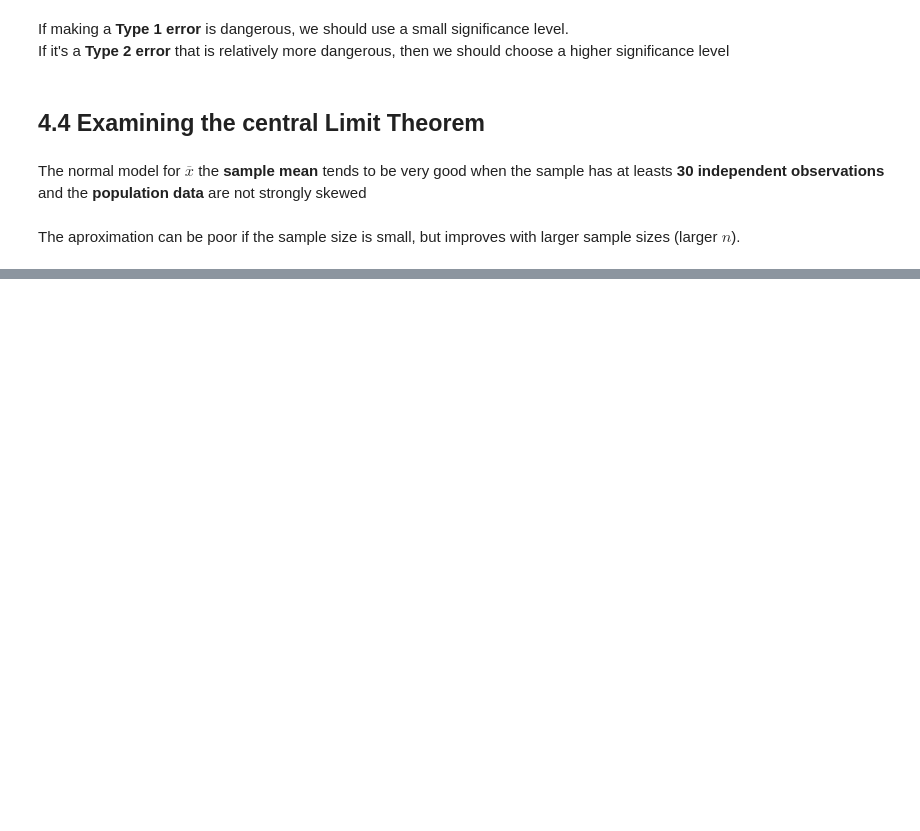
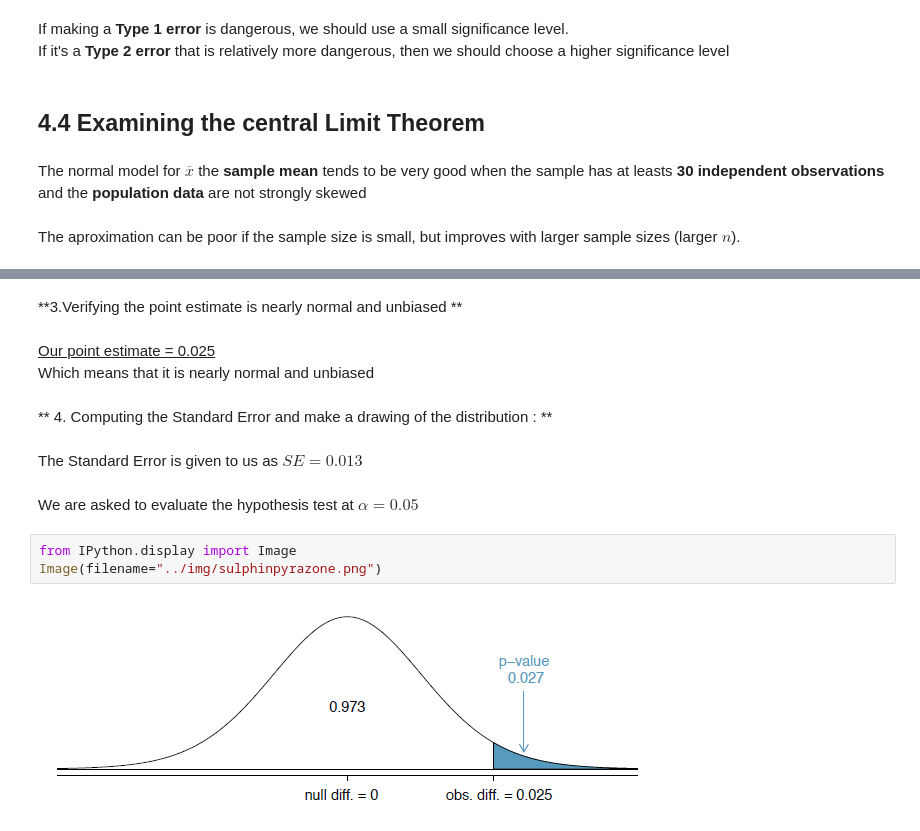
Before and after one commit to chikoungoun/OpenIntro, a Jupyter notebook: Chapter 4/Chap4_Foundations_for_Inference.ipynb, the cells around one changed output, grey strips where cells are left out. Cells and saved outputs as stored; diff of their text form; blank space fills up the shorter version.

Commit message:
Hypothesis testing using the normal model

```diff
--- a/Chapter 4/Chap4_Foundations_for_Inference.ipynb
+++ b/Chapter 4/Chap4_Foundations_for_Inference.ipynb
@@ -593,0 +634,17 @@ The aproximation can be poor if the sample size is small, but improves with larg
+# %% [markdown]
+**3.Verifying the point estimate is nearly normal and unbiased **
+# %% [markdown]
+<u>Our point estimate = 0.025</u>
+<br/>
+Which means that it is nearly normal and unbiased
+# %% [markdown]
+** 4. Computing the Standard Error and make a drawing of the distribution : **
+# %% [markdown]
+The Standard Error is given to us as $SE = 0.013$
+# %% [markdown]
+We are asked to evaluate the hypothesis test at $ \alpha = 0.05$
+# %%
+from IPython.display import Image
+Image(filename="../img/sulphinpyrazone.png")
+# %% [output]
+[figure, added]
```
Also changed, not shown: parts of 23 cells of this notebook.
